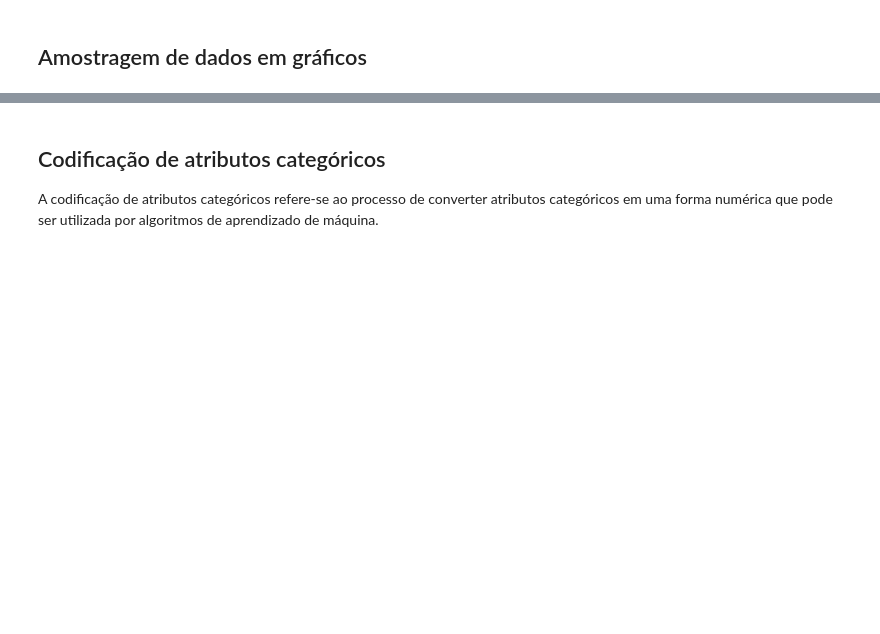
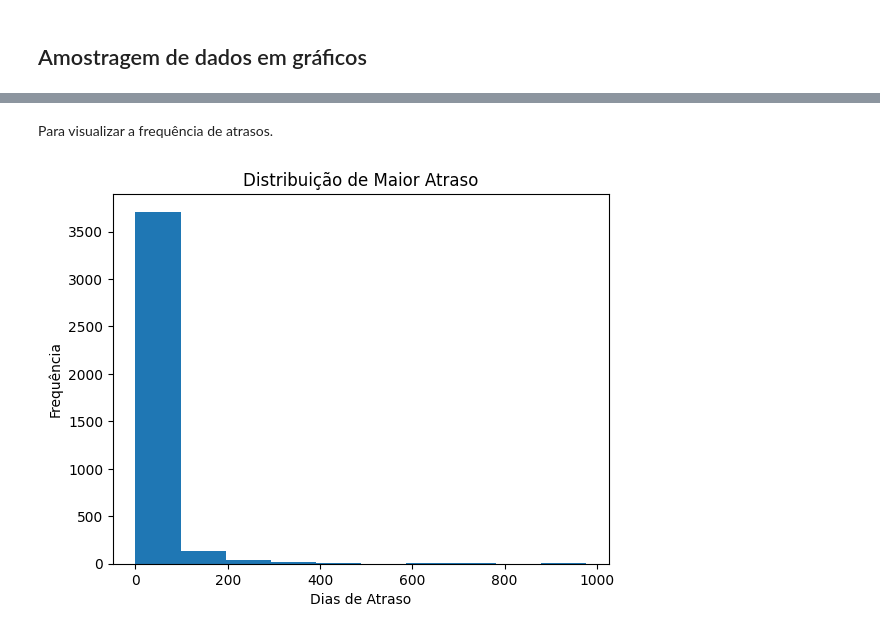
Before and after one commit to melissaoli07/rpmoney-consultoria, a Jupyter notebook: rpmoney_consultoria.ipynb, the cells around one changed output, grey strips where cells are left out. Cells and saved outputs as stored; diff of their text form; code cells hidden in the pictures; blank space fills up the shorter version.

```diff
--- a/rpmoney_consultoria.ipynb
+++ b/rpmoney_consultoria.ipynb
@@ -168,4 +258,0 @@ print(scaled_minmax)
-# %% [markdown]
-## Codificação de atributos categóricos
-
-A codificação de atributos categóricos refere-se ao processo de converter atributos categóricos em uma forma numérica que pode ser utilizada por algoritmos de aprendizado de máquina.
@@ -181,0 +263,10 @@ onehot = OneHotEncoder()
+# %% [markdown]
+ Para visualizar a frequência de atrasos.
+# %%
+plt.hist(df['maiorAtraso'], bins=10)
+plt.title('Distribuição de Maior Atraso')
+plt.xlabel('Dias de Atraso')
+plt.ylabel('Frequência')
+plt.show()
+# %% [output]
+[figure, added]
```
Also changed, not shown: parts of 31 cells of this notebook.
